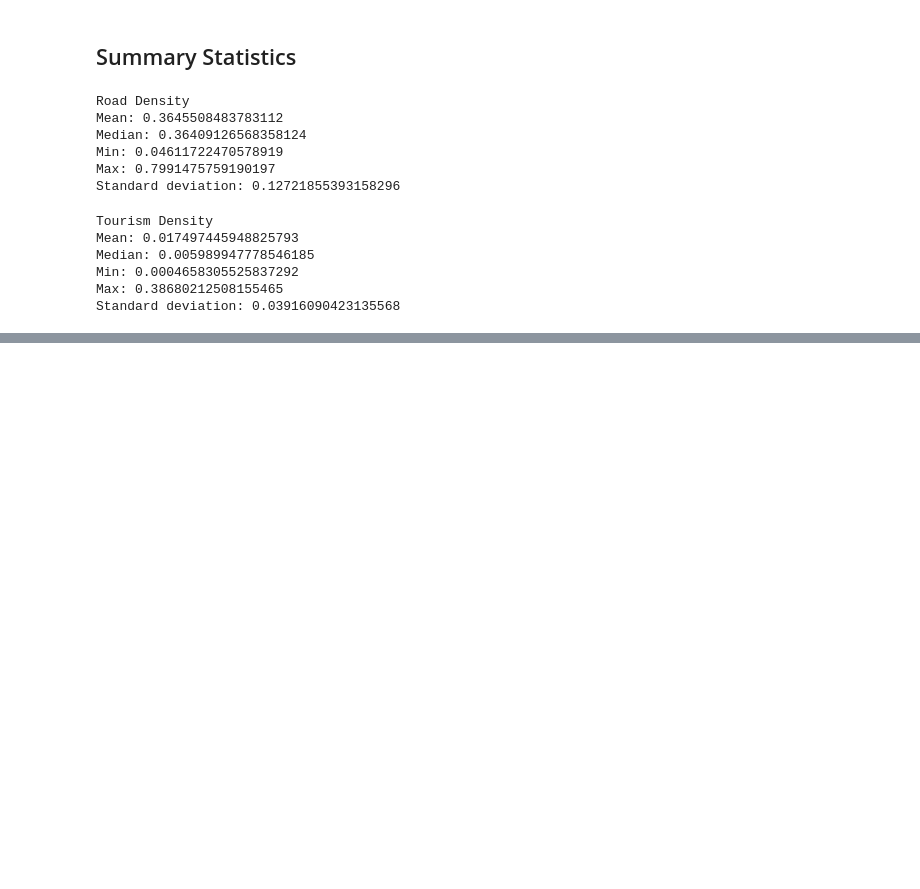
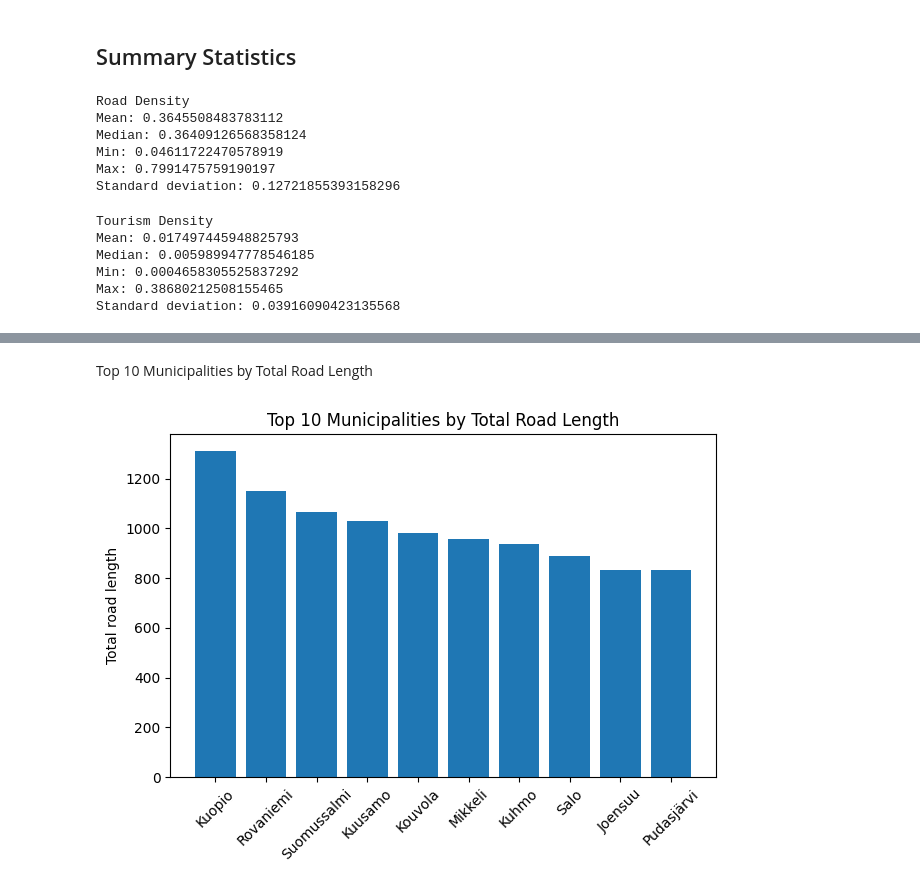
Before and after one commit to selmuu/Main-Assignment-03---Data-Analytics, a Jupyter notebook: matplotlib.ipynb, the cells around one changed output, grey strips where cells are left out. Cells and saved outputs as stored; diff of their text form; code cells hidden in the pictures; blank space fills up the shorter version.

```diff
--- a/matplotlib.ipynb
+++ b/matplotlib.ipynb
@@ -72,0 +96,11 @@ Standard deviation: 0.03916090423135568
+# %% [markdown]
+Top 10 Municipalities by Total Road Length
+# %%
+road_length = df.sort_values(by="Tiepituus", ascending=False).head(10)
+plt.bar(road_length["City"], road_length["Tiepituus"])
+plt.xticks(rotation=45)
+plt.title("Top 10 Municipalities by Total Road Length")
+plt.ylabel("Total road length")
+plt.tight_layout()
+# %% [output]
+[figure, added]
```
Also changed, not shown: parts of 6 cells of this notebook.
